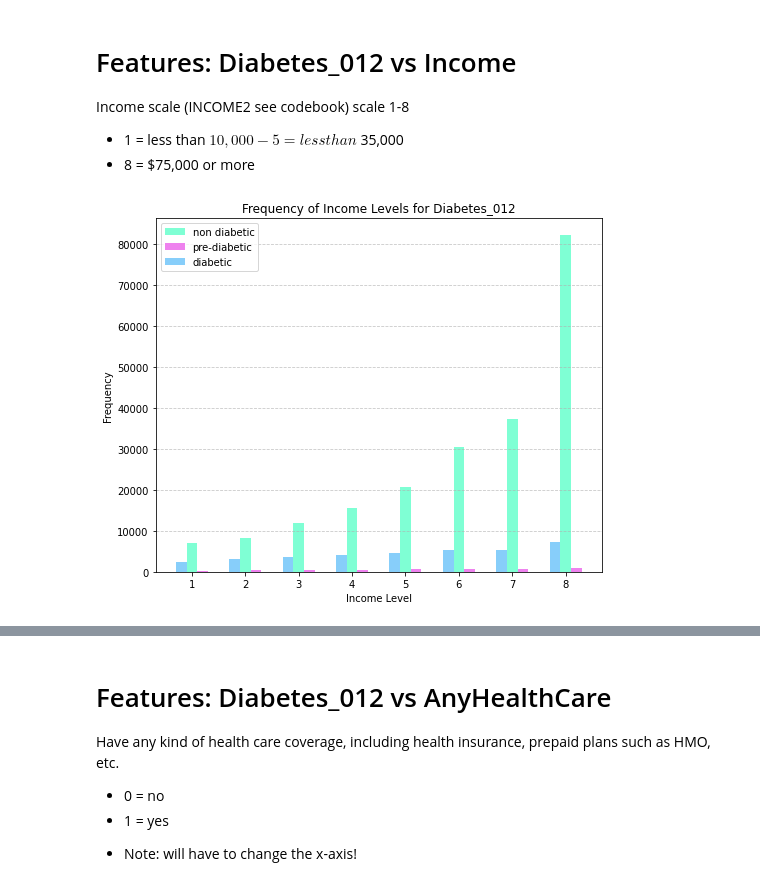
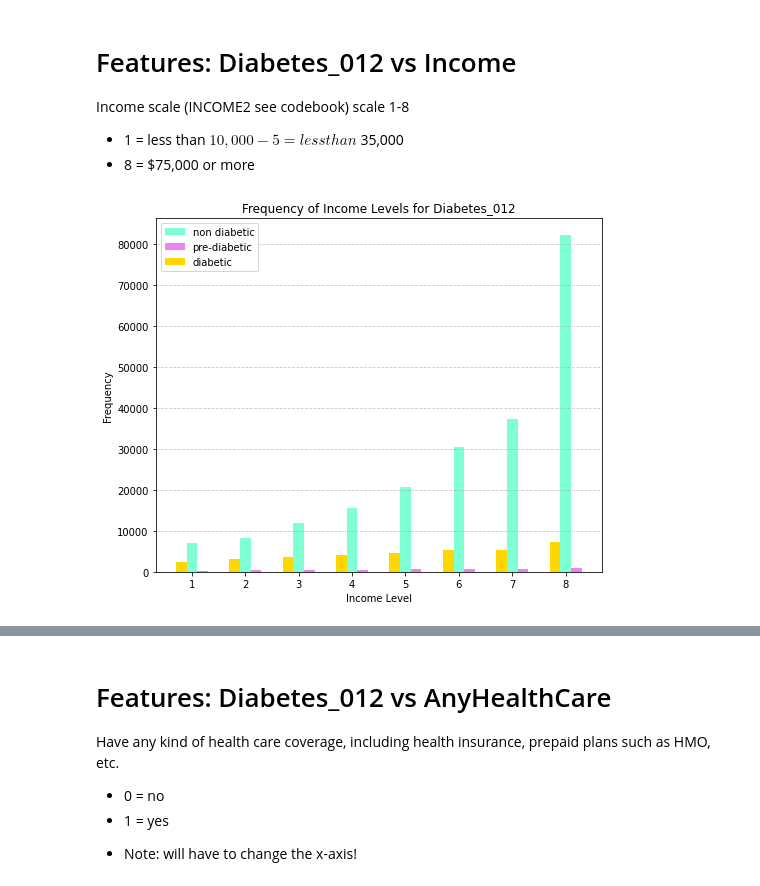
Before and after one commit to einavrobyncohen/ML-92, a Jupyter notebook: Visualization_diabetes_socioeconomic.ipynb, the cells around one changed output, grey strips where cells are left out. Cells and saved outputs as stored; diff of their text form; code cells hidden in the pictures.

```diff
--- a/Visualization_diabetes_socioeconomic.ipynb
+++ b/Visualization_diabetes_socioeconomic.ipynb
@@ -128,28 +128,28 @@ Income scale (INCOME2 see codebook) scale 1-8
 - 8 = $75,000 or more
 # %%
 # Count occurrences of each education level wrt diabetes and sort from 1 to 6
-education0_counts = diabetes_0['Income'].value_counts().sort_index()
-education1_counts = diabetes_1['Income'].value_counts().sort_index()
-education2_counts = diabetes_2['Income'].value_counts().sort_index()
+income0_counts = diabetes_0['Income'].value_counts().sort_index()
+income1_counts = diabetes_1['Income'].value_counts().sort_index()
+income2_counts = diabetes_2['Income'].value_counts().sort_index()
 
 # Size of figure
 plt.figure(figsize=(8, 6.5))
 
 # Plotting the bars
 x = 1 + np.arange(8)
-plt.bar(x, education0_counts, width = 0.2, color='aquamarine', label='non diabetic')
-plt.bar(x+0.2, education1_counts, width = 0.2, color='violet', label='pre-diabetic')
-plt.bar(x-0.2, education2_counts, width = 0.2, color='lightskyblue', label='diabetic')
+plt.bar(x, income0_counts, width = 0.2, color='aquamarine', label='non diabetic')
+plt.bar(x+0.2, income1_counts, width = 0.2, color='violet', label='pre-diabetic')
+plt.bar(x-0.2, income2_counts, width = 0.2, color='gold', label='diabetic')
 
 # Labels + title
 plt.xlabel('Income Level')
 plt.ylabel('Frequency')
 plt.title('Frequency of Income Levels for Diabetes_012')
 # Set values on x-axis horizontal
 plt.xticks(rotation=0)
 # Adding grid
 plt.grid(axis='y', linestyle='--', alpha=0.7)
 plt.legend()
 plt.show()
 # %% [output]
-[figure, old version]
+[figure, new version]
```
Also changed, not shown: parts of 6 cells of this notebook.
